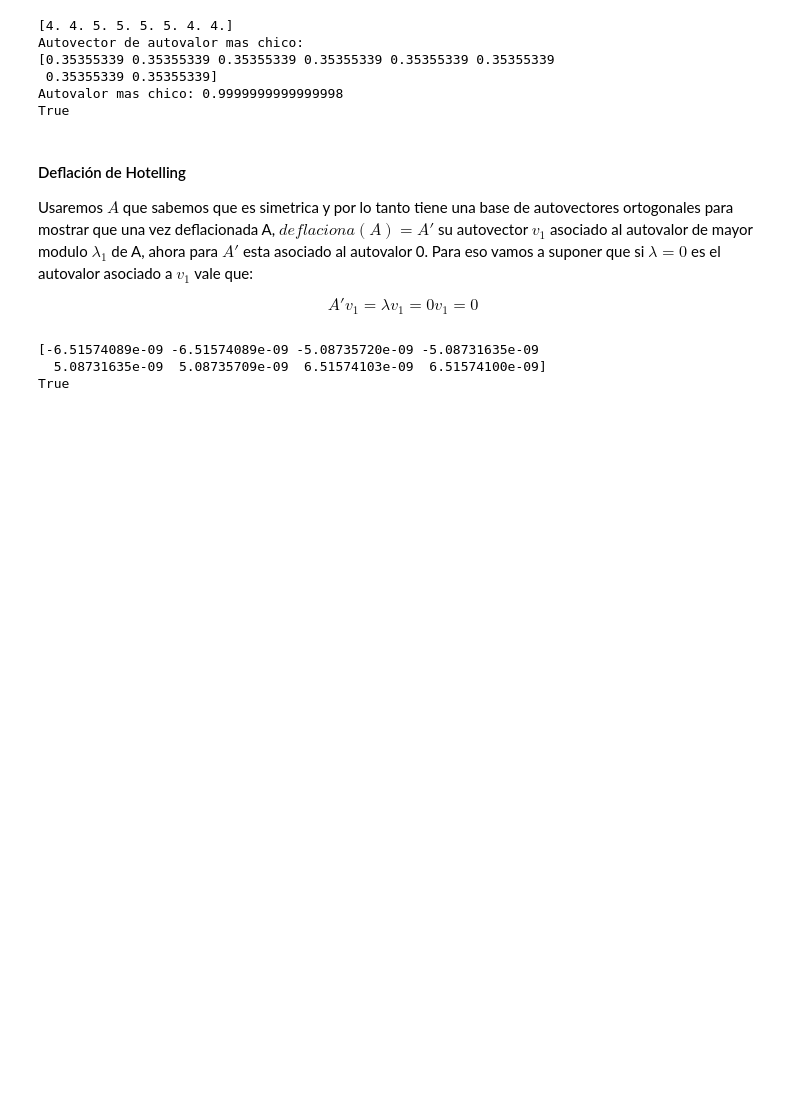
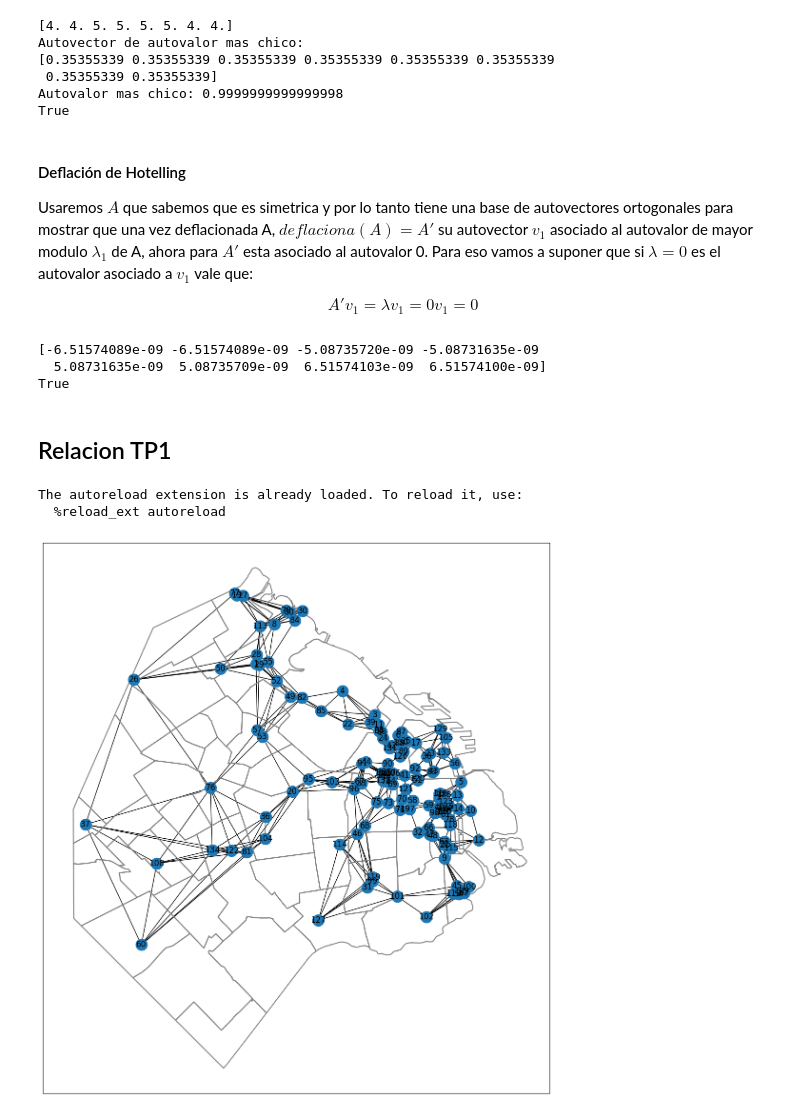
Before and after one commit to agusruss0/TP2-alc-2025-2C, a Jupyter notebook: tp2_notebook.ipynb, the cells around one changed output. Drawn from its saved outputs; the diff is of its cells as text; code cells hidden in the pictures; blank space fills up the shorter version.

```diff
--- a/tp2_notebook.ipynb
+++ b/tp2_notebook.ipynb
@@ -208,3 +213,38 @@ print(np.allclose(0,deflA@v1))
 [-6.51574089e-09 -6.51574089e-09 -5.08735720e-09 -5.08731635e-09
   5.08731635e-09  5.08735709e-09  6.51574103e-09  6.51574100e-09]
 True
+# %% [markdown]
+## Relacion TP1
+# %%
+# Carga de paquetes necesarios para graficar
+import numpy as np
+import matplotlib.pyplot as plt
+import geopandas as gpd # Para hacer cosas geográficas
+import networkx as nx # Construcción de la red en NetworkX
+from template_funciones import *
+
+%load_ext autoreload
+%autoreload 2
+
+# Leemos el archivo, retenemos aquellos museos que están en CABA, y descartamos aquellos que no tienen latitud y longitud
+museos = gpd.read_file('https://raw.githubusercontent.com/MuseosAbiertos/Leaflet-museums-OpenStreetMap/refs/heads/principal/data/export.geojson')
+barrios = gpd.read_file('https://cdn.buenosaires.gob.ar/datosabiertos/datasets/ministerio-de-educacion/barrios/barrios.geojson')
+# %% [output]
+The autoreload extension is already loaded. To reload it, use:
+  %reload_ext autoreload
+# %%
+# En esta línea:
+# Tomamos museos, lo convertimos al sistema de coordenadas de interés, extraemos su geometría (los puntos del mapa),
+# calculamos sus distancias a los otros puntos de df, redondeamos (obteniendo distancia en metros), y lo convertimos a un array 2D de numpy
+D = museos.to_crs("EPSG:22184").geometry.apply(lambda g: museos.to_crs("EPSG:22184").distance(g)).round().to_numpy()
+m = 6 # Cantidad de links por nodo
+A = construye_adyacencia(D,m)
+
+G = nx.from_numpy_array(A) # Construimos la red a partir de la matriz de adyacencia
+# Construimos un layout a partir de las coordenadas geográficas
+G_layout = {i:v for i,v in enumerate(zip(museos.to_crs("EPSG:22184").get_coordinates()['x'],museos.to_crs("EPSG:22184").get_coordinates()['y']))}
+fig, ax = plt.subplots(figsize=(15, 15)) # Visualización de la red en el mapa
+barrios.to_crs("EPSG:22184").boundary.plot(color='gray',ax=ax) # Graficamos Los barrios
+nx.draw_networkx(G,G_layout,ax=ax) # Graficamos los museos
+# %% [output]
+[figure, added]
```
Also changed, not shown: parts of 8 cells of this notebook, 2 other files.
